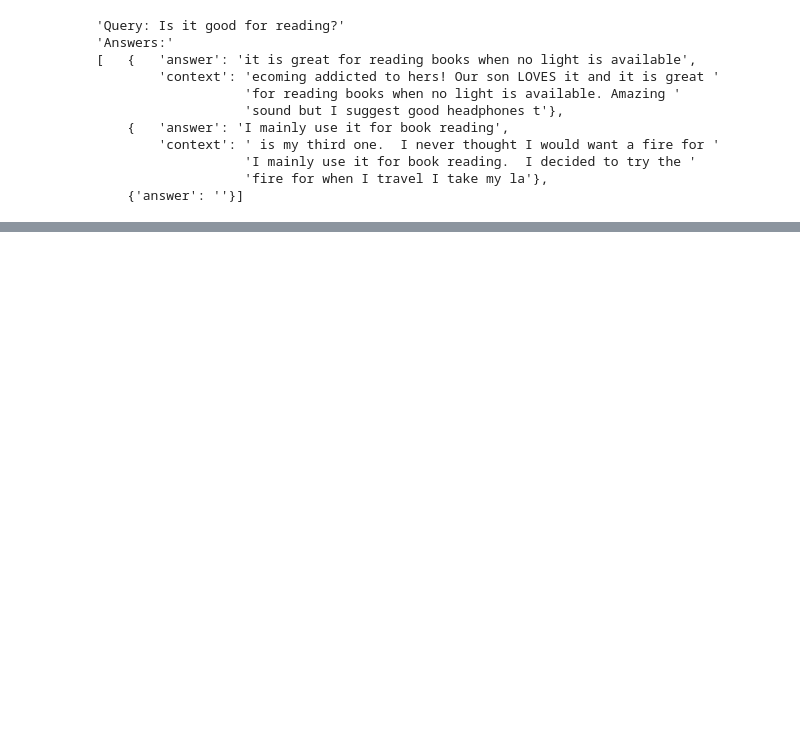
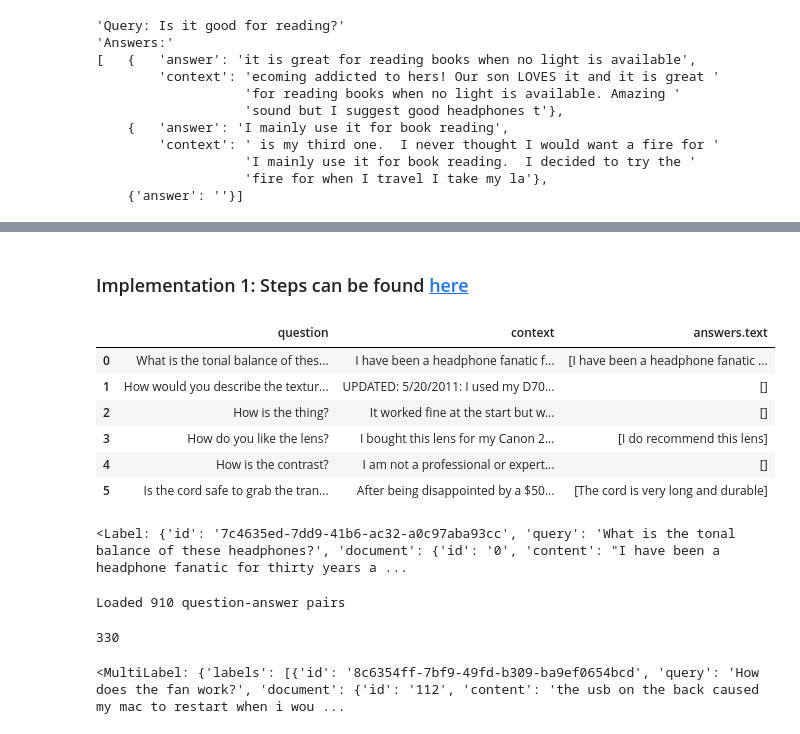
Before and after one commit to ash-rulz/RAG, a Jupyter notebook: NLPTransQA.ipynb, the cells around one changed output, grey strips where cells are left out. Cells and saved outputs as stored; diff of their text form; code cells hidden in the pictures; blank space fills up the shorter version.

```diff
--- a/NLPTransQA.ipynb
+++ b/NLPTransQA.ipynb
@@ -403,0 +400,13 @@ print_answers(prediction, details="minimum")  ## Choose from `minimum`, `medium`
+# %% [markdown]
+### Implementation 1: Steps can be found [here](https://haystack.deepset.ai/tutorials/05_evaluation)
+# %%
+pd.set_option('display.max_colwidth', None)
+dfs["test"].loc[0:5, ["question","context", "answers.text"]]
+# %% [output]
+|  | question | context | answers.text |
+| 0 | What is the tonal balance of thes... | I have been a headphone fanatic f... | [I have been a headphone fanatic ... |
+| 1 | How would you describe the textur... | UPDATED: 5/20/2011: I used my D70... | [] |
+| 2 | How is the thing? | It worked fine at the start but w... | [] |
+| 3 | How do you like the lens? | I bought this lens for my Canon 2... | [I do recommend this lens] |
+| 4 | How is the contrast? | I am not a professional or expert... | [] |
+| 5 | Is the cord safe to grab the tran... | After being disappointed by a $50... | [The cord is very long and durable] |
@@ -403,0 +456,26 @@ print_answers(prediction, details="minimum")  ## Choose from `minimum`, `medium`
+# %%
+print(labels[0])
+# %% [output]
+<Label: {'id': '7c4635ed-7dd9-41b6-ac32-a0c97aba93cc', 'query': 'What is the tonal balance of these headphones?', 'document': {'id': '0', 'content': "I have been a headphone fanatic for thirty years a ...
+# %%
+#Write the labels to the label index of the document store
+document_store.write_labels(labels, index="label")
+print(f"""Loaded {document_store.get_label_count(index="label")} \
+question-answer pairs""")
+# %% [output]
+Loaded 910 question-answer pairs
+# %%
+#Get a list of MultLabel objects containing the mapping between the question ID and the corresponding answer
+labels_agg = document_store.get_all_labels_aggregated(
+  index="label",
+  open_domain=True,
+  aggregate_by_meta=["item_id"]
+)
+print(len(labels_agg))
+#Will aggregate the question answer pair associated with a unique-id
+# %% [output]
+330
+# %%
+print(labels_agg[109])
+# %% [output]
+<MultiLabel: {'labels': [{'id': '8c6354ff-7bf9-49fd-b309-ba9ef0654bcd', 'query': 'How does the fan work?', 'document': {'id': '112', 'content': 'the usb on the back caused my mac to restart when i wou ...
```
Also changed, not shown: parts of 30 cells of this notebook.
